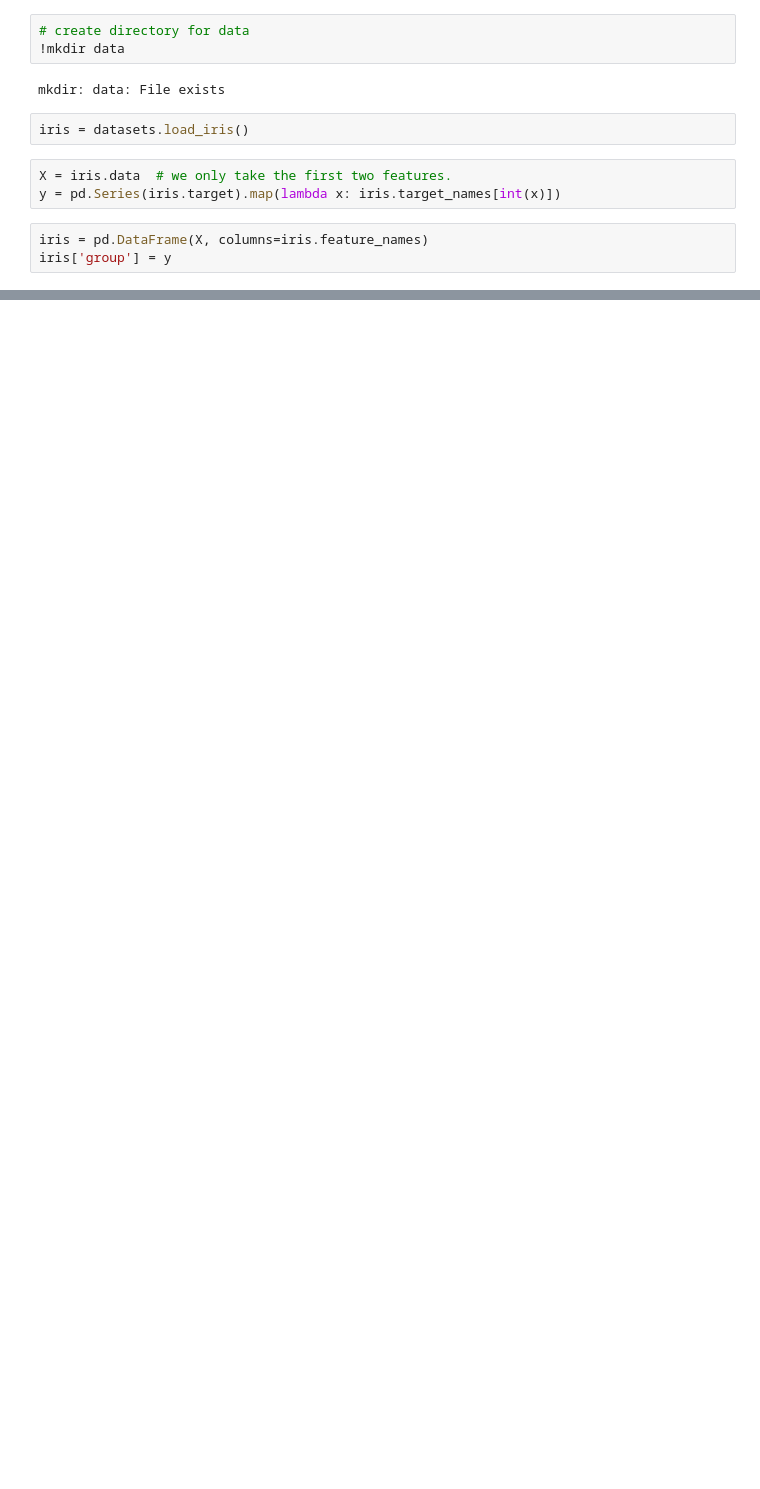
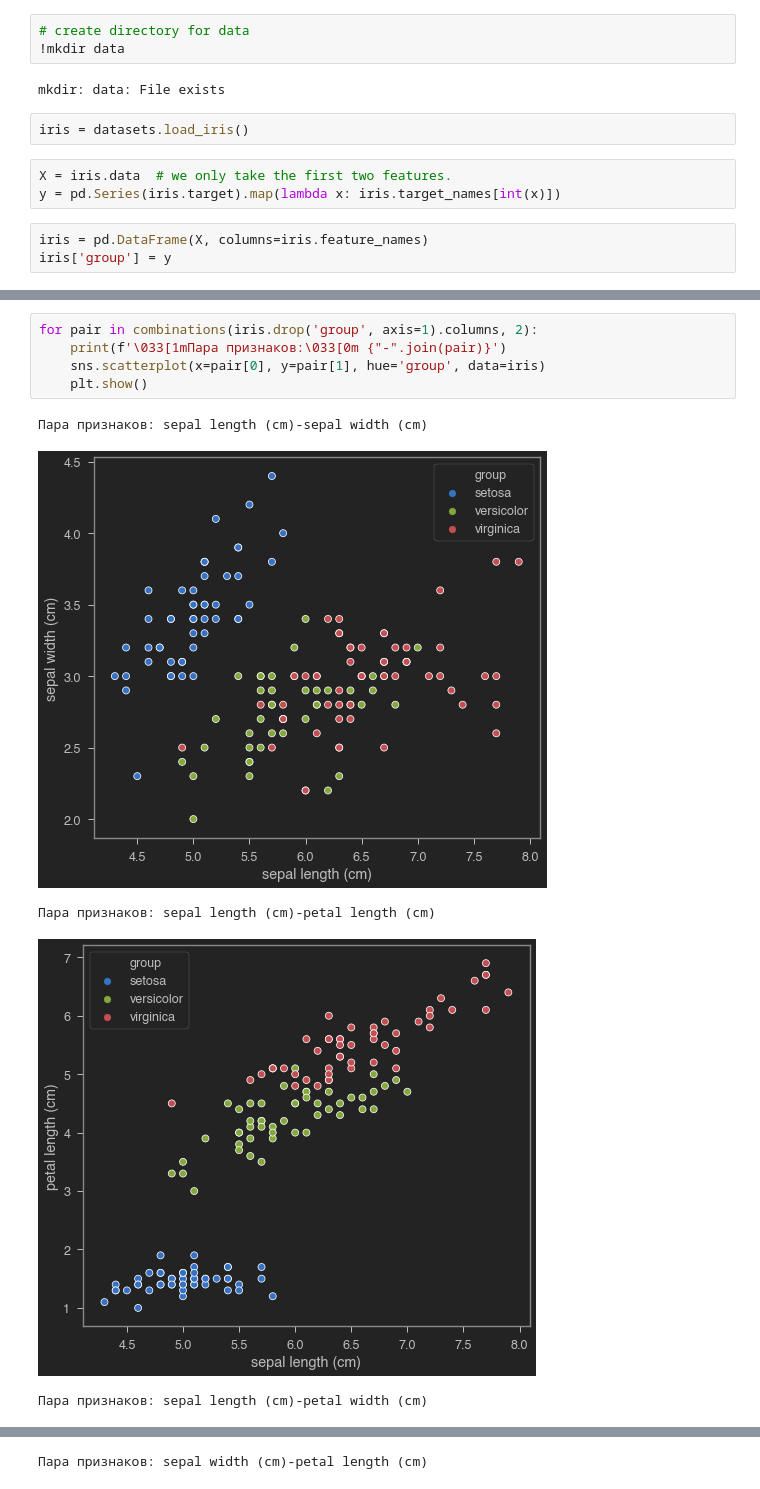
Before and after one commit to urevoleg/jlab, a Jupyter notebook: demo.ipynb, the cells around one changed output, grey strips where cells are left out. Cells and saved outputs as stored; diff of their text form; blank space fills up the shorter version.

Commit message:
fix white plot and seaborn plotting

```diff
--- a/demo.ipynb
+++ b/demo.ipynb
@@ -79,0 +88,11 @@ memory usage: 6.0+ KB
+# %%
+for pair in combinations(iris.drop('group', axis=1).columns, 2):
+    print(f'\033[1mПара признаков:\033[0m {"-".join(pair)}')
+    sns.scatterplot(x=pair[0], y=pair[1], hue='group', data=iris)
+    plt.show()
+# %% [output]
+Пара признаков: sepal length (cm)-sepal width (cm)
+[figure, added]
+Пара признаков: sepal length (cm)-petal length (cm)
+[figure, added]
+Пара признаков: sepal length (cm)-petal width (cm)
@@ -79,0 +100 @@ memory usage: 6.0+ KB
+Пара признаков: sepal width (cm)-petal length (cm)
```
Also changed, not shown: parts of 6 cells of this notebook.
